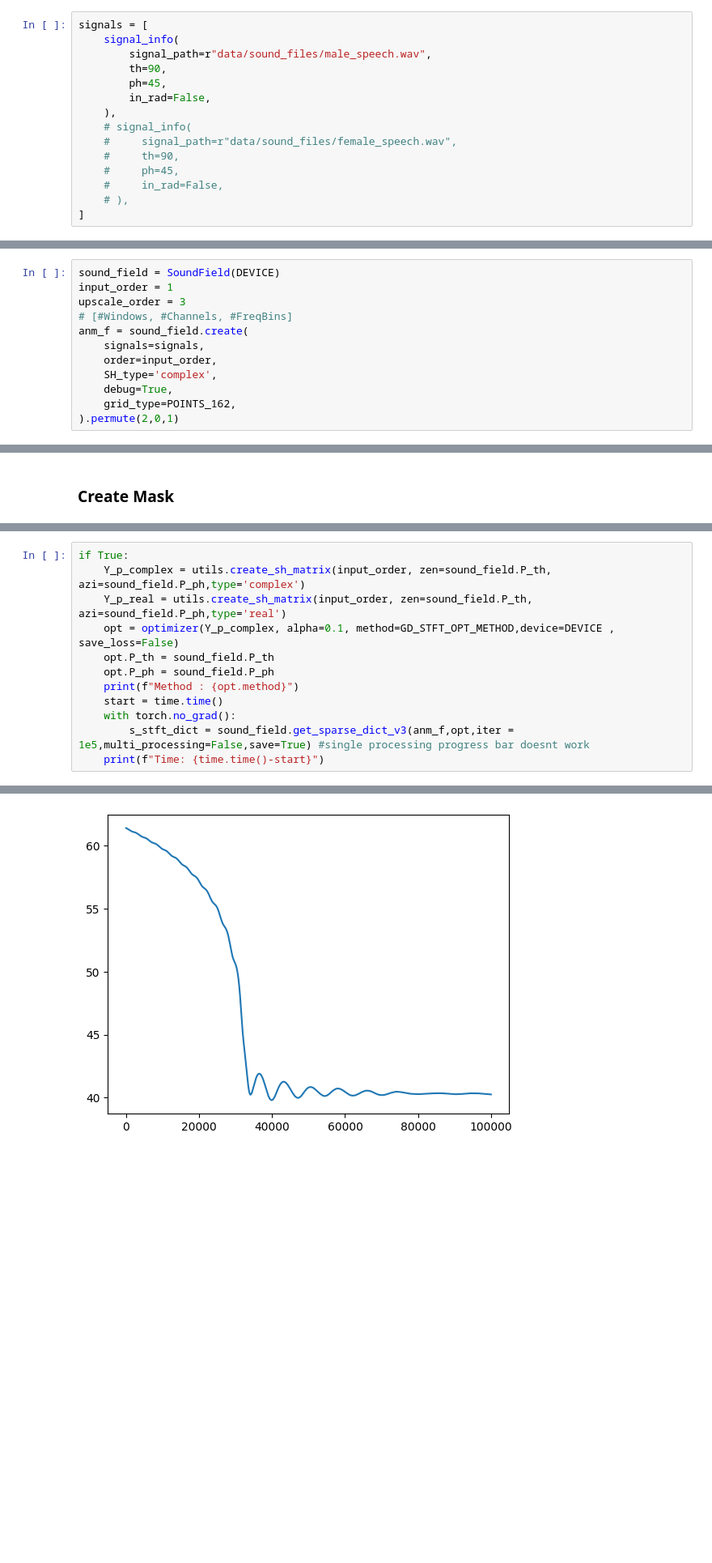
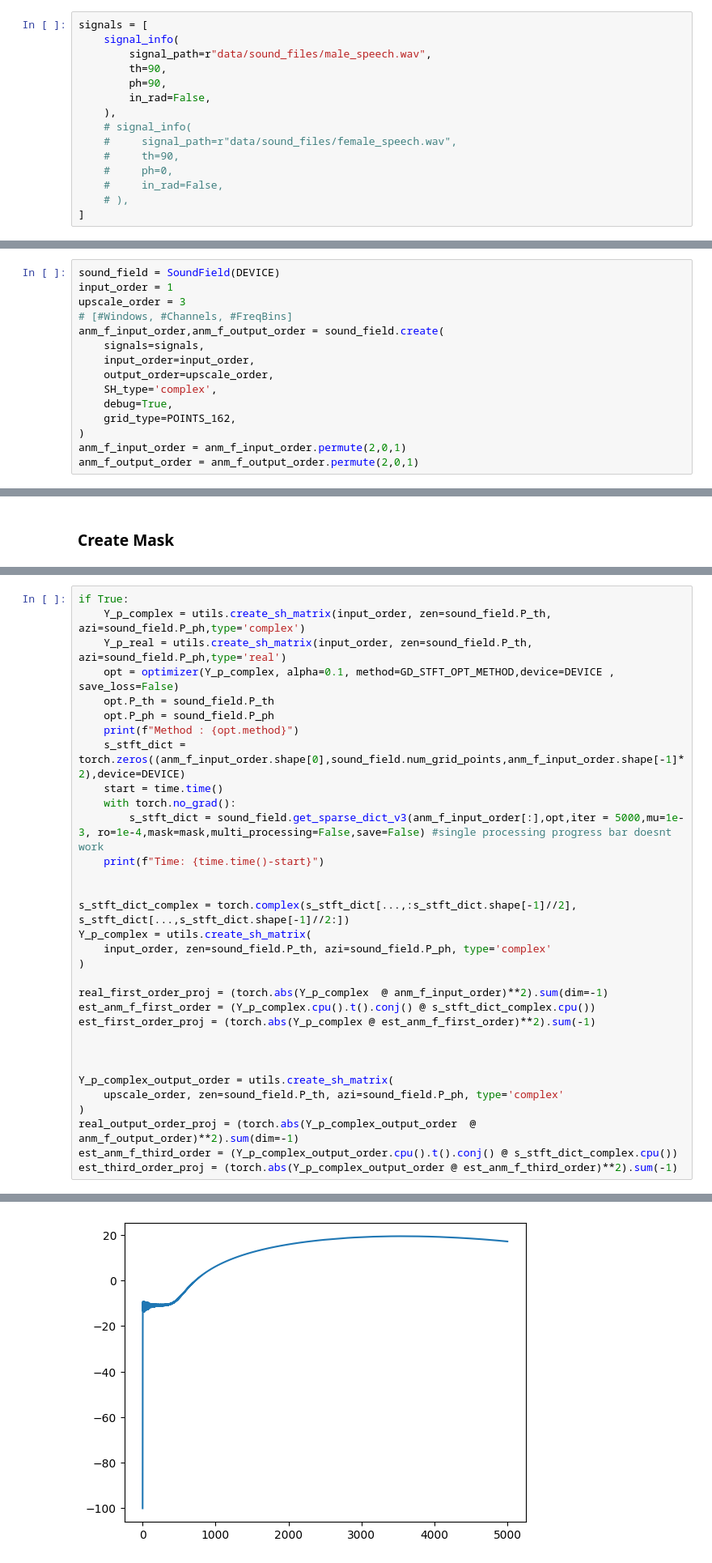
Before and after one commit to Amitmils/AmbisonicUpscaling, a Jupyter notebook: run_script_v2.ipynb, the cells around one changed output, grey strips where cells are left out. Shown at 81% size. Cells and saved outputs as stored; diff of their text form; blank space fills up the shorter version.

Commit message:
added mask

```diff
--- a/run_script_v2.ipynb
+++ b/run_script_v2.ipynb
@@ -63,13 +148,13 @@ signals = [
     signal_info(
         signal_path=r"data/sound_files/male_speech.wav",
         th=90,
-        ph=45,
+        ph=90,
         in_rad=False,
     ),
     # signal_info(
     #     signal_path=r"data/sound_files/female_speech.wav",
     #     th=90,
-    #     ph=45,
+    #     ph=0,
     #     in_rad=False,
     # ),
 ]
@@ -80,11 +165,14 @@ sound_field = SoundField(DEVICE)
 input_order = 1
 upscale_order = 3
 # [#Windows, #Channels, #FreqBins]
-anm_f = sound_field.create(
+anm_f_input_order,anm_f_output_order = sound_field.create(
     signals=signals,
-    order=input_order,
+    input_order=input_order,
+    output_order=upscale_order,
     SH_type='complex',
     debug=True,
     grid_type=POINTS_162,
-).permute(2,0,1)
+)
+anm_f_input_order = anm_f_input_order.permute(2,0,1)
+anm_f_output_order = anm_f_output_order.permute(2,0,1)
 # %% [output]
@@ -169,9 +253,29 @@ if True:
     opt.P_th = sound_field.P_th
     opt.P_ph = sound_field.P_ph
     print(f"Method : {opt.method}")
+    s_stft_dict = torch.zeros((anm_f_input_order.shape[0],sound_field.num_grid_points,anm_f_input_order.shape[-1]*2),device=DEVICE)
     start = time.time()
     with torch.no_grad():
-        s_stft_dict = sound_field.get_sparse_dict_v3(anm_f,opt,iter = 1e5,multi_processing=False,save=True) #single processing progress bar doesnt work
+        s_stft_dict = sound_field.get_sparse_dict_v3(anm_f_input_order[:],opt,iter = 5000,mu=1e-3, ro=1e-4,mask=mask,multi_processing=False,save=False) #single processing progress bar doesnt work
     print(f"Time: {time.time()-start}")
+
+
+s_stft_dict_complex = torch.complex(s_stft_dict[...,:s_stft_dict.shape[-1]//2], s_stft_dict[...,s_stft_dict.shape[-1]//2:])
+Y_p_complex = utils.create_sh_matrix(
+    input_order, zen=sound_field.P_th, azi=sound_field.P_ph, type='complex'
+)
+
+real_first_order_proj = (torch.abs(Y_p_complex  @ anm_f_input_order)**2).sum(dim=-1)
+est_anm_f_first_order = (Y_p_complex.cpu().t().conj() @ s_stft_dict_complex.cpu())
+est_first_order_proj = (torch.abs(Y_p_complex @ est_anm_f_first_order)**2).sum(-1)
+
+
+
+Y_p_complex_output_order = utils.create_sh_matrix(
+    upscale_order, zen=sound_field.P_th, azi=sound_field.P_ph, type='complex'
+)
+real_output_order_proj = (torch.abs(Y_p_complex_output_order  @ anm_f_output_order)**2).sum(dim=-1)
+est_anm_f_third_order = (Y_p_complex_output_order.cpu().t().conj() @ s_stft_dict_complex.cpu())
+est_third_order_proj = (torch.abs(Y_p_complex_output_order @ est_anm_f_third_order)**2).sum(-1)
 # %% [output]
 Method : GD_STFT_lagrange_multi
@@ -179 +283 @@ Time: 656.2799968719482
-[figure, old version]
+[figure, new version]
```
Also changed, not shown: parts of 23 cells of this notebook, 5 other files.
